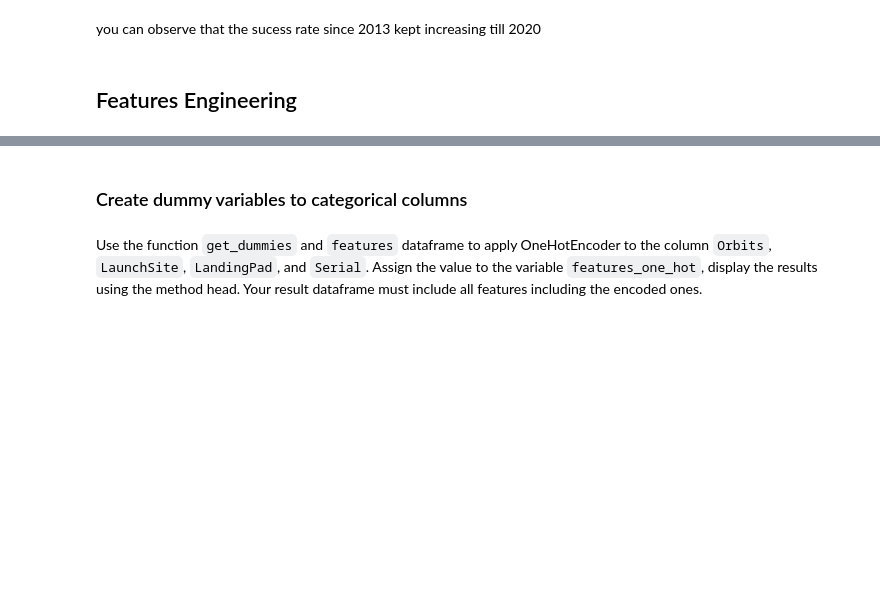
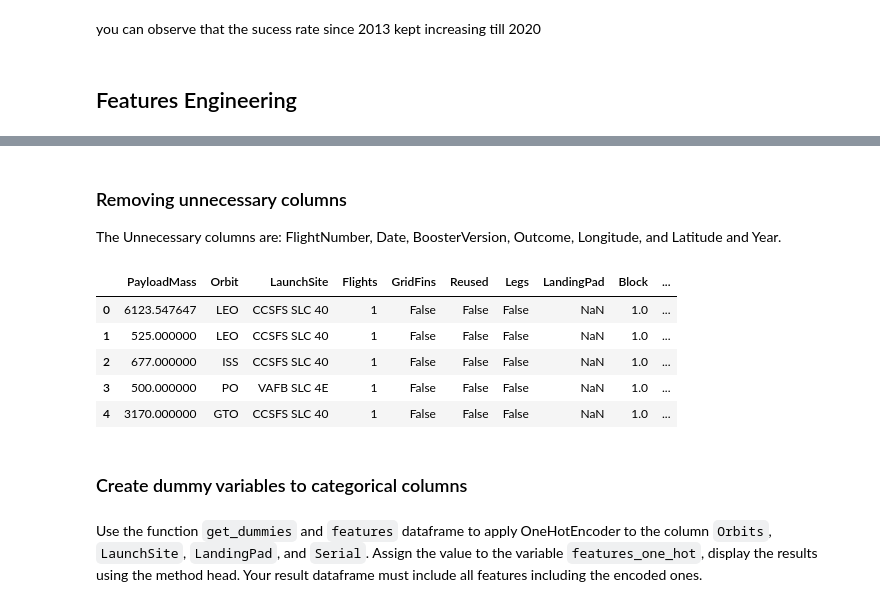
Before and after one commit to Thej-Venkat-P/SpaceX-First-Stage-Landing-Prediction, a Jupyter notebook: EDA with Data Visualization.ipynb, the cells around one changed output, grey strips where cells are left out. Cells and saved outputs as stored; diff of their text form; code cells hidden in the pictures; blank space fills up the shorter version.

```diff
--- a/EDA with Data Visualization.ipynb
+++ b/EDA with Data Visualization.ipynb
@@ -179,4 +186,19 @@ Serial           object
 dtype: object
+# %% [markdown]
+### Removing unnecessary columns
+The Unnecessary columns are:
+FlightNumber, Date, BoosterVersion, Outcome, Longitude, and Latitude and Year.
+# %%
+# Removing the columns which are not required
+features.drop(['FlightNumber', 'Date', 'BoosterVersion', 'Outcome', 'Longitude', 'Latitude', 'Year'], axis=1, inplace=True)
+features.head()
+# %% [output]
+|  | PayloadMass | Orbit | LaunchSite | Flights | GridFins | Reused | Legs | LandingPad | Block | ... |
+| 0 | 6123.547647 | LEO | CCSFS SLC 40 | 1 | False | False | False | NaN | 1.0 | ... |
+| 1 | 525.000000 | LEO | CCSFS SLC 40 | 1 | False | False | False | NaN | 1.0 | ... |
+| 2 | 677.000000 | ISS | CCSFS SLC 40 | 1 | False | False | False | NaN | 1.0 | ... |
+| 3 | 500.000000 | PO | VAFB SLC 4E | 1 | False | False | False | NaN | 1.0 | ... |
+| 4 | 3170.000000 | GTO | CCSFS SLC 40 | 1 | False | False | False | NaN | 1.0 | ... |
 # %% [markdown]
 ### Create dummy variables to categorical columns
 # %% [markdown]
```
Also changed, not shown: parts of 7 cells of this notebook, 3 other files.
